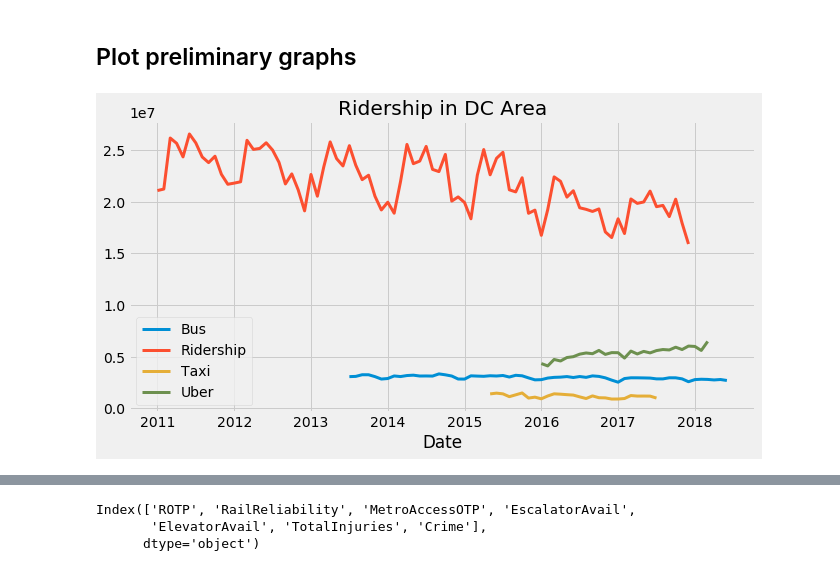
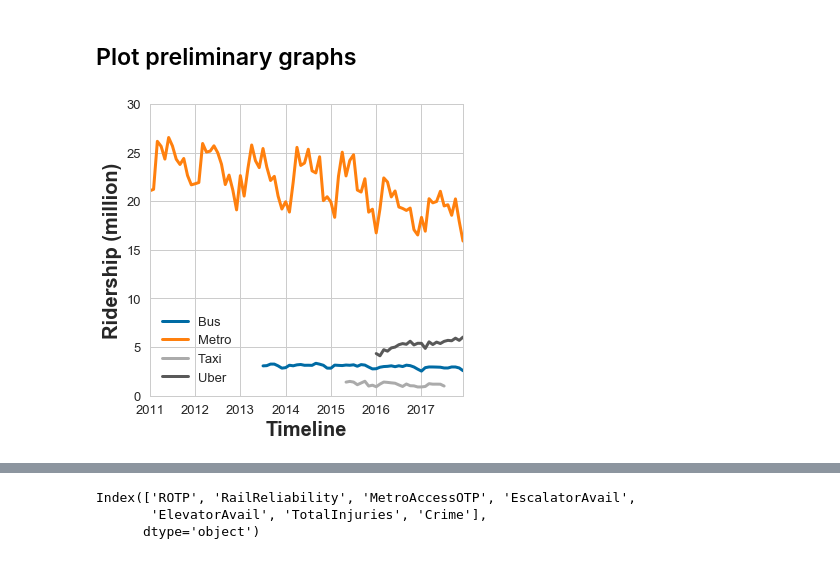
Before and after one commit to yegorkryukov/dc_public_transport, a Jupyter notebook: data_exploration_and_cleanup.ipynb, the cells around one changed output, grey strips where cells are left out. Cells and saved outputs as stored; diff of their text form; code cells hidden in the pictures.

```diff
--- a/data_exploration_and_cleanup.ipynb
+++ b/data_exploration_and_cleanup.ipynb
@@ -29,7 +30,7 @@ for filepath in path:
     name = filepath.split('/')
     readfile = pd.read_csv(filepath)
     df_x = pd.DataFrame(readfile)
-    df_x['year'] = int(name[2])
+    df_x['year'] = int(name[-2])
 
     df = df.append(df_x, ignore_index=True)
     x += 1
@@ -199,11 +207,26 @@ combined_df.to_csv('results/combined.csv')
 metro_df.to_csv('results/metro_kpi.csv')
 # %% [markdown]
 ## Plot preliminary graphs
-# %%
-plt.style.use('fivethirtyeight')
-f, ax = plt.subplots(figsize=(10,5))
-combined_df.plot(ax=ax,linewidth=3)
-plt.title('Ridership in DC Area')
-plt.show()
-# %% [output]
-[figure, removed]
+# %%
+plt.style.use('seaborn-whitegrid')
+f, ax = plt.subplots(figsize=(5,5))
+
+combined_df.plot(ax=ax,linewidth=3)
+
+#set y axis scale to million
+scale_y = 1e6
+ticks_y = ticker.FuncFormatter(lambda x, pos: '{0:g}'.format(x/scale_y))
+ax.yaxis.set_major_formatter(ticks_y)
+ax.set_ylabel('Ridership (million)',weight='bold',size='20')
+ax.set_xlabel('Timeline',weight='bold',size='20')
+ax.set_ylim(0,30*1e6)
+ax.set_xlim(492,575)
+
+#plt.title('Ridership in DC Area')
+
+plt.savefig('results/plots/all_ridership_by_month.png',dpi=150,transparent=True,bbox_inches='tight')
+
+
+plt.show()
+# %% [output]
+[figure, added]
```
Also changed, not shown: parts of 9 cells of this notebook, 2 other files.
